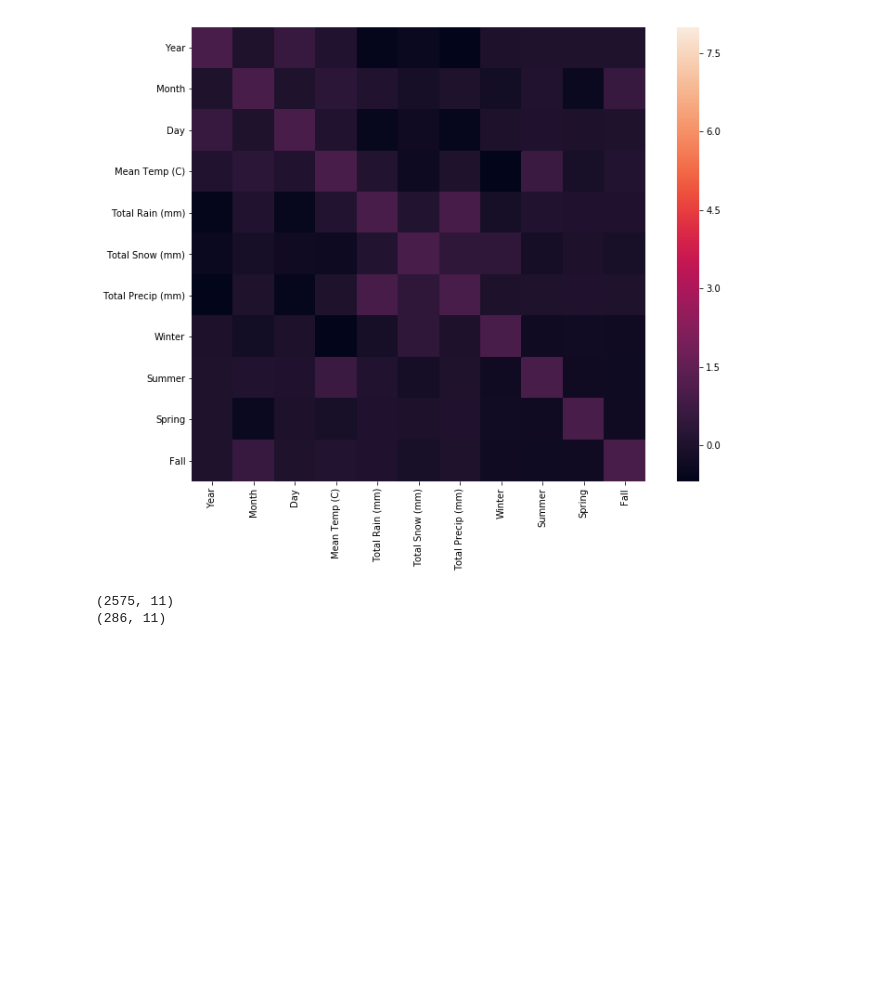
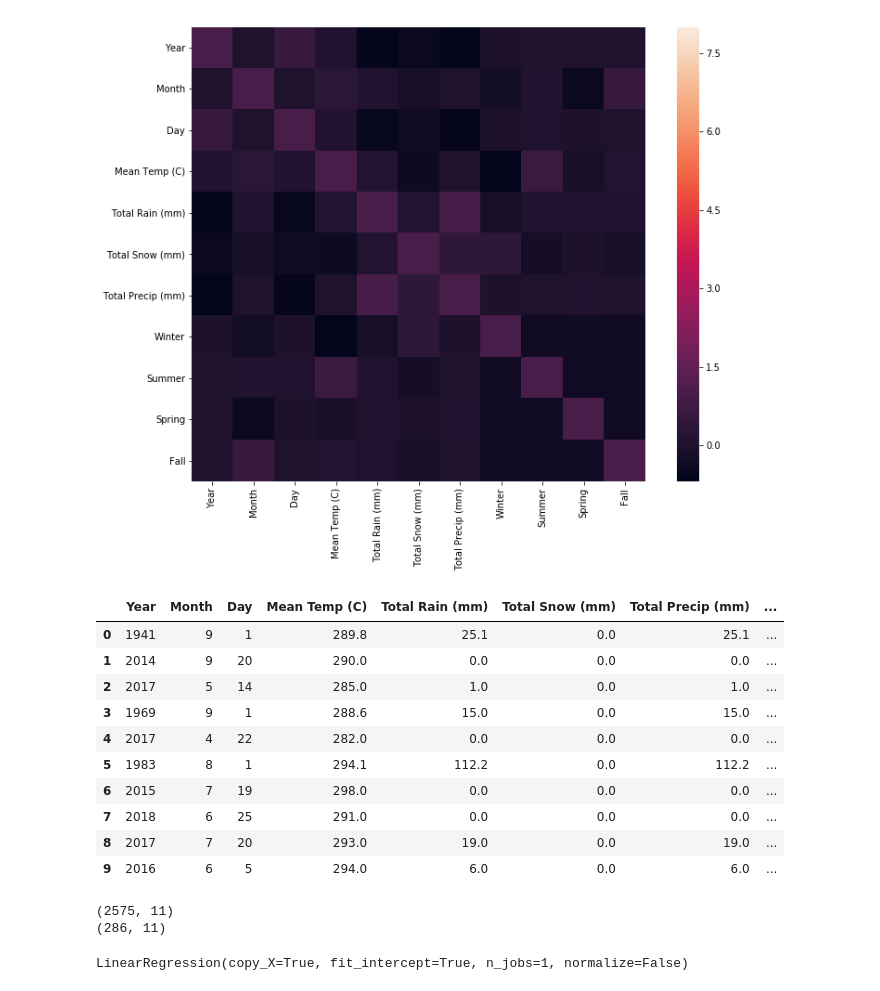
Before and after one commit to harshm31/HackHarvard-Global-Hackathon, a Jupyter notebook: ML_Model/ML_Model.ipynb, the cells around one changed output. Drawn from its saved outputs; the diff is of its cells as text; code cells hidden in the pictures; blank space fills up the shorter version.

Commit message:
Kelvin Values

```diff
--- a/ML_Model/ML_Model.ipynb
+++ b/ML_Model/ML_Model.ipynb
@@ -32,9 +33,26 @@ plt.show()
 # %% [output]
 [figure]
 # %%
+#convert temp to Kelvin
+weather["Mean Temp (C)"] = weather["Mean Temp (C)"].apply(lambda x : x + 273.0)
+
 cols = weather.columns.tolist()
 columns = [c for c in cols if c not in ["Year","Month","Day","Mean Temp (C)"]]
 target = "Mean Temp (C)"
+
+weather.head(10)
+# %% [output]
+|  | Year | Month | Day | Mean Temp (C) | Total Rain (mm) | Total Snow (mm) | Total Precip (mm) | ... |
+| 0 | 1941 | 9 | 1 | 289.8 | 25.1 | 0.0 | 25.1 | ... |
+| 1 | 2014 | 9 | 20 | 290.0 | 0.0 | 0.0 | 0.0 | ... |
+| 2 | 2017 | 5 | 14 | 285.0 | 1.0 | 0.0 | 1.0 | ... |
+| 3 | 1969 | 9 | 1 | 288.6 | 15.0 | 0.0 | 15.0 | ... |
+| 4 | 2017 | 4 | 22 | 282.0 | 0.0 | 0.0 | 0.0 | ... |
+| 5 | 1983 | 8 | 1 | 294.1 | 112.2 | 0.0 | 112.2 | ... |
+| 6 | 2015 | 7 | 19 | 298.0 | 0.0 | 0.0 | 0.0 | ... |
+| 7 | 2018 | 6 | 25 | 291.0 | 0.0 | 0.0 | 0.0 | ... |
+| 8 | 2017 | 7 | 20 | 293.0 | 19.0 | 0.0 | 19.0 | ... |
+| 9 | 2016 | 6 | 5 | 294.0 | 6.0 | 0.0 | 6.0 | ... |
 # %%
 from sklearn.cross_validation import train_test_split
 
@@ -50,0 +72,6 @@ print(test.shape)
+# %%
+#Linear Regressor Model
+LR = LinearRegression()
+LR.fit(train[columns],train[target])
+# %% [output]
+LinearRegression(copy_X=True, fit_intercept=True, n_jobs=1, normalize=False)
```
Also changed, not shown: parts of 12 cells of this notebook.
